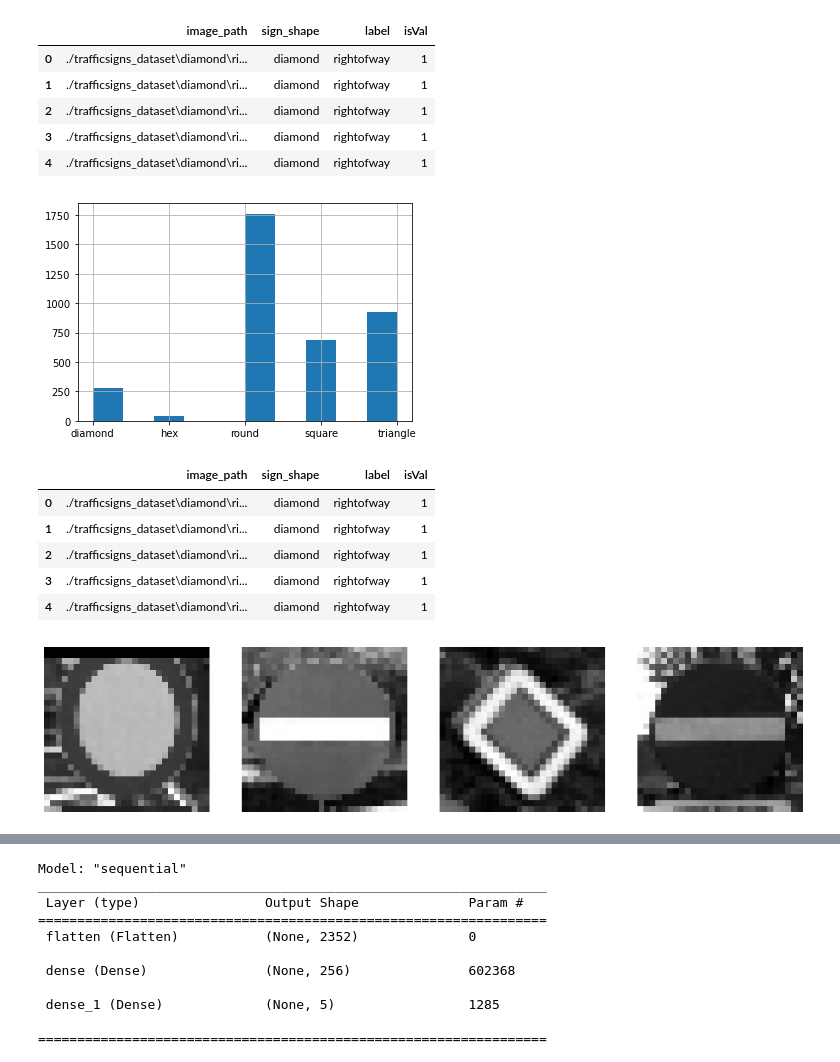
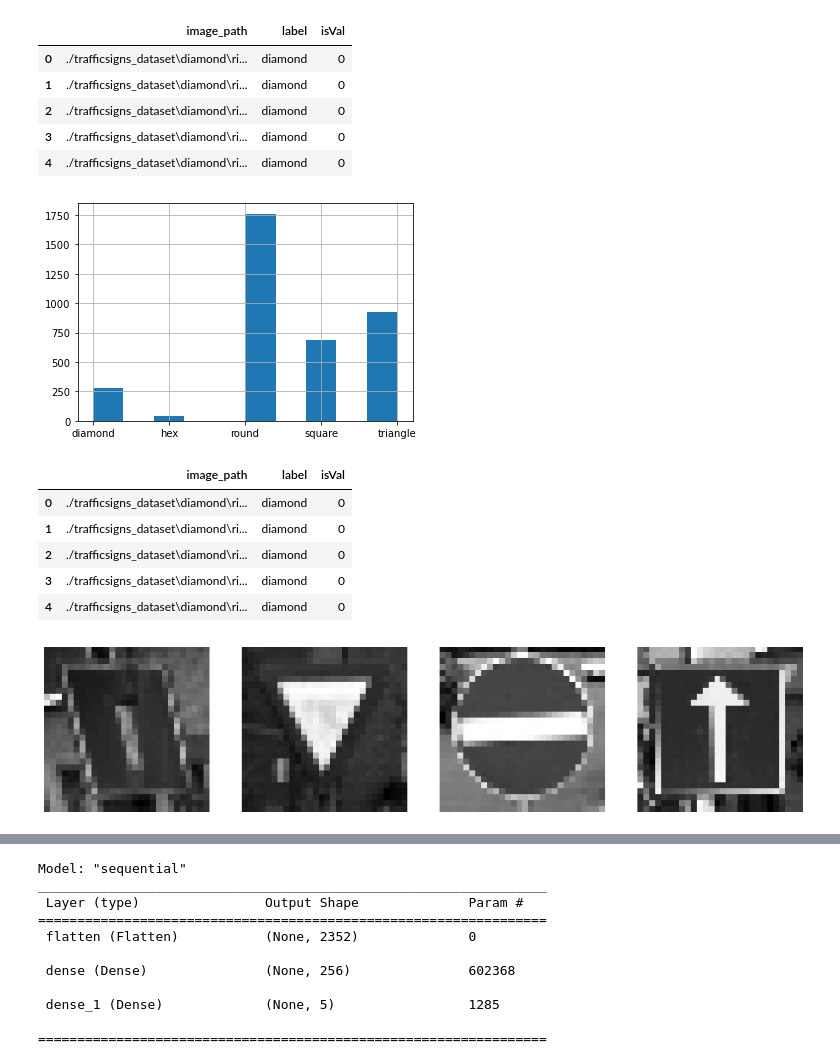
Before and after one commit to Lakindud2002/ML-Assignment2, a Jupyter notebook: Test.ipynb, the cells around one changed output, grey strips where cells are left out. Saved outputs shown, nothing was run; the diff lists cells and outputs as text; code cells hidden in the pictures.

Commit message:
predicting shapes

```diff
--- a/Test.ipynb
+++ b/Test.ipynb
@@ -18,3 +16,5 @@ val_signs = ['diamond', 'triangle', 'hex']
+# %%
+val_signs = []
 # %%
 from PIL import Image
 import glob
@@ -28,7 +28,7 @@ for filepath in glob.glob('./trafficsigns_dataset\\*\\*\\*.png', recursive=True)
     val_train = shape in val_signs
     image_list.append((filepath, shape, int(val_train)))
 
-data = pd.DataFrame(data=image_list, columns=['image_path', 'sign_shape', 'isVal'])
+data = pd.DataFrame(data=image_list, columns=['image_path', 'label', 'isVal'])
 
 #file_name = 'traffic.xlsx'
 #
@@ -36,43 +36,43 @@ data = pd.DataFrame(data=image_list, columns=['image_path', 'sign_shape', 'isVal
 #data.to_excel(file_name)
 #
 #data.head()
-data['sign_shape'].unique()
+data['label'].unique()
 data.head()
 # %% [output]
-|  | image_path | sign_shape | label | isVal |
-| 0 | ./trafficsigns_dataset\diamond\ri... | diamond | rightofway | 1 |
-| 1 | ./trafficsigns_dataset\diamond\ri... | diamond | rightofway | 1 |
-| 2 | ./trafficsigns_dataset\diamond\ri... | diamond | rightofway | 1 |
-| 3 | ./trafficsigns_dataset\diamond\ri... | diamond | rightofway | 1 |
-| 4 | ./trafficsigns_dataset\diamond\ri... | diamond | rightofway | 1 |
+|  | image_path | label | isVal |
+| 0 | ./trafficsigns_dataset\diamond\ri... | diamond | 0 |
+| 1 | ./trafficsigns_dataset\diamond\ri... | diamond | 0 |
+| 2 | ./trafficsigns_dataset\diamond\ri... | diamond | 0 |
+| 3 | ./trafficsigns_dataset\diamond\ri... | diamond | 0 |
+| 4 | ./trafficsigns_dataset\diamond\ri... | diamond | 0 |
 # %%
-data.sign_shape.hist()
+data.label.hist()
 #plt.rcParams["figure.figsize"] = (15,15)
 plt.show()
 data.head()
 
-data[data['isVal']==1].head()
+data[data['isVal']==0].head()
 # %% [output]
 [figure]
-|  | image_path | sign_shape | label | isVal |
-| 0 | ./trafficsigns_dataset\diamond\ri... | diamond | rightofway | 1 |
-| 1 | ./trafficsigns_dataset\diamond\ri... | diamond | rightofway | 1 |
-| 2 | ./trafficsigns_dataset\diamond\ri... | diamond | rightofway | 1 |
-| 3 | ./trafficsigns_dataset\diamond\ri... | diamond | rightofway | 1 |
-| 4 | ./trafficsigns_dataset\diamond\ri... | diamond | rightofway | 1 |
+|  | image_path | label | isVal |
+| 0 | ./trafficsigns_dataset\diamond\ri... | diamond | 0 |
+| 1 | ./trafficsigns_dataset\diamond\ri... | diamond | 0 |
+| 2 | ./trafficsigns_dataset\diamond\ri... | diamond | 0 |
+| 3 | ./trafficsigns_dataset\diamond\ri... | diamond | 0 |
+| 4 | ./trafficsigns_dataset\diamond\ri... | diamond | 0 |
 # %%
-r_inx = np.random.choice(1000, 4)
+r_inx = np.random.choice(4000, 4)
 rand_data = data.loc[r_inx,'image_path']
 
 plt.figure(figsize=(16,4))
 for i, image_path in enumerate(rand_data):
     im = np.asarray(Image.open(image_path))
     plt.subplot(1,4,i+1)
     plt.imshow(im,cmap='gray')
     plt.axis('off')
 
 plt.show()
 # %% [output]
-[figure, old version]
+[figure, new version]
 # %%
 d = {'hex':0, 'diamond':1, 'round':2, 'square':3, 'triangle':4}
```
Also changed, not shown: parts of 20 cells of this notebook, 7 other files.
